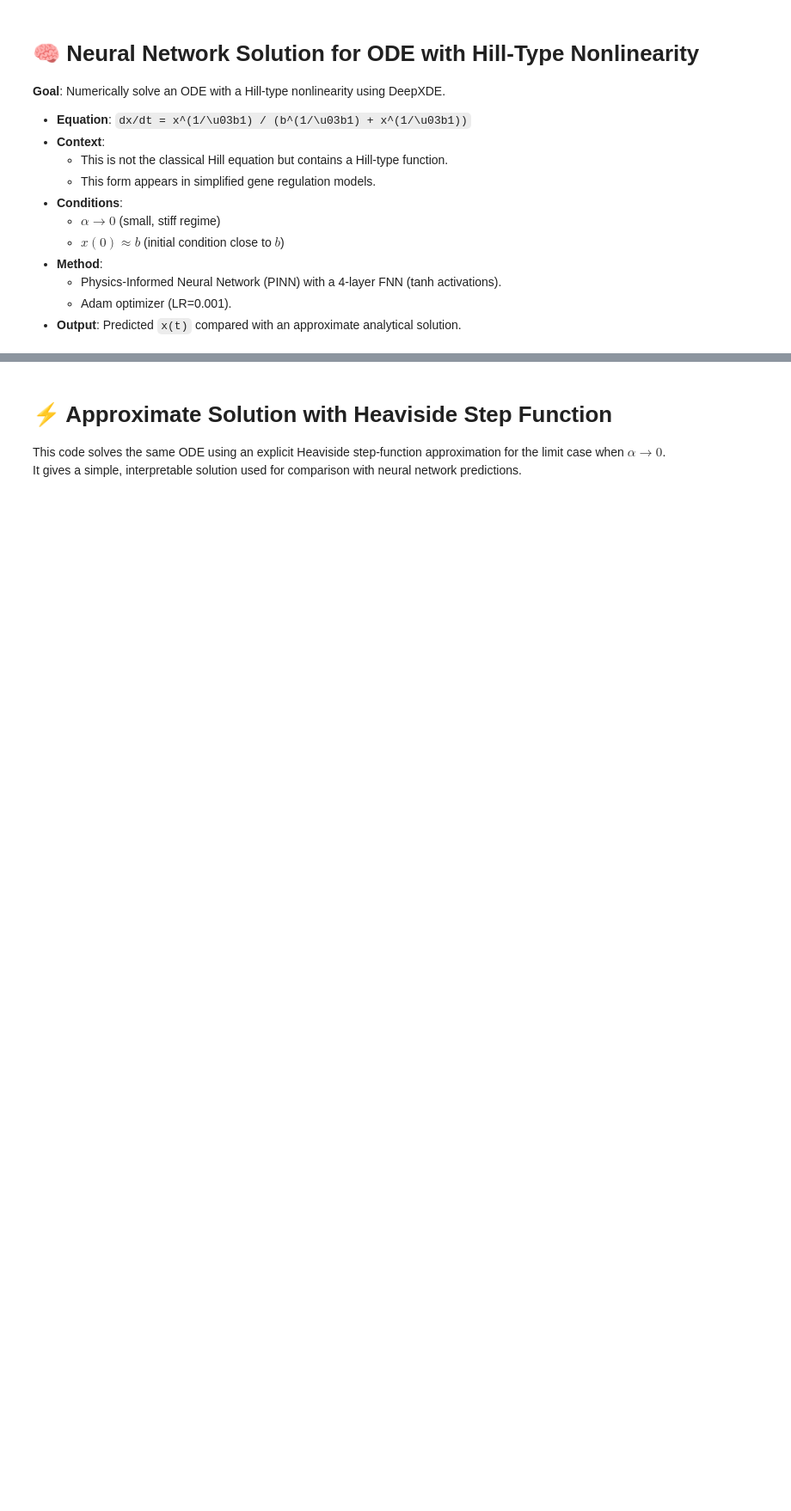
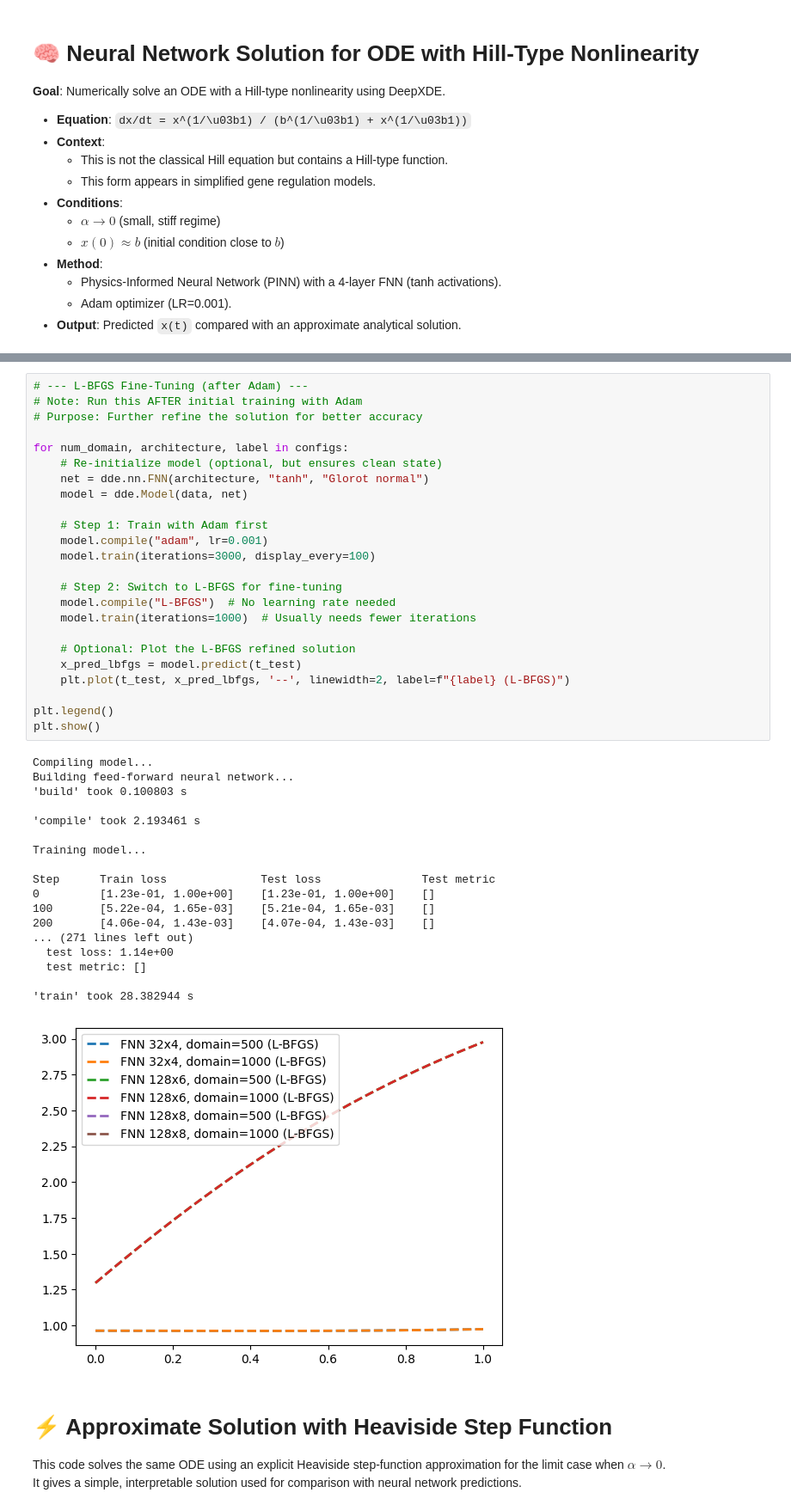
Before and after one commit to componavt/differential_equations, a Jupyter notebook: src/hill_equation/deepxde.ipynb, the cells around one changed output, grey strips where cells are left out. Shown at 86% size. Saved outputs shown, nothing was run; the diff lists cells and outputs as text; blank space fills up the shorter version.

```diff
--- a/src/hill_equation/deepxde.ipynb
+++ b/src/hill_equation/deepxde.ipynb
@@ -106,3 +140,46 @@ Step      Train loss              Test loss               Test metric
+# %%
+# --- L-BFGS Fine-Tuning (after Adam) ---
+# Note: Run this AFTER initial training with Adam
+# Purpose: Further refine the solution for better accuracy
+
+for num_domain, architecture, label in configs:
+    # Re-initialize model (optional, but ensures clean state)
+    net = dde.nn.FNN(architecture, "tanh", "Glorot normal")
+    model = dde.Model(data, net)
+
+    # Step 1: Train with Adam first
+    model.compile("adam", lr=0.001)
+    model.train(iterations=3000, display_every=100)
+
+    # Step 2: Switch to L-BFGS for fine-tuning
+    model.compile("L-BFGS")  # No learning rate needed
+    model.train(iterations=1000)  # Usually needs fewer iterations
+
+    # Optional: Plot the L-BFGS refined solution
+    x_pred_lbfgs = model.predict(t_test)
+    plt.plot(t_test, x_pred_lbfgs, '--', linewidth=2, label=f"{label} (L-BFGS)")
+
+plt.legend()
+plt.show()
+# %% [output]
+Compiling model...
+Building feed-forward neural network...
+'build' took 0.100803 s
+
+'compile' took 2.193461 s
+
+Training model...
+
+Step      Train loss              Test loss               Test metric
+0         [1.23e-01, 1.00e+00]    [1.23e-01, 1.00e+00]    []
+100       [5.22e-04, 1.65e-03]    [5.21e-04, 1.65e-03]    []
+200       [4.06e-04, 1.43e-03]    [4.07e-04, 1.43e-03]    []
+... (271 lines left out)
+  test loss: 1.14e+00
+  test metric: []
+
+'train' took 28.382944 s
+[figure, added]
 # %% [markdown]
 # ⚡ Approximate Solution with Heaviside Step Function
 This code solves the same ODE using an explicit Heaviside step-function approximation for the limit case when $\alpha \to 0$.
```
Also changed, not shown: parts of 4 cells of this notebook.
